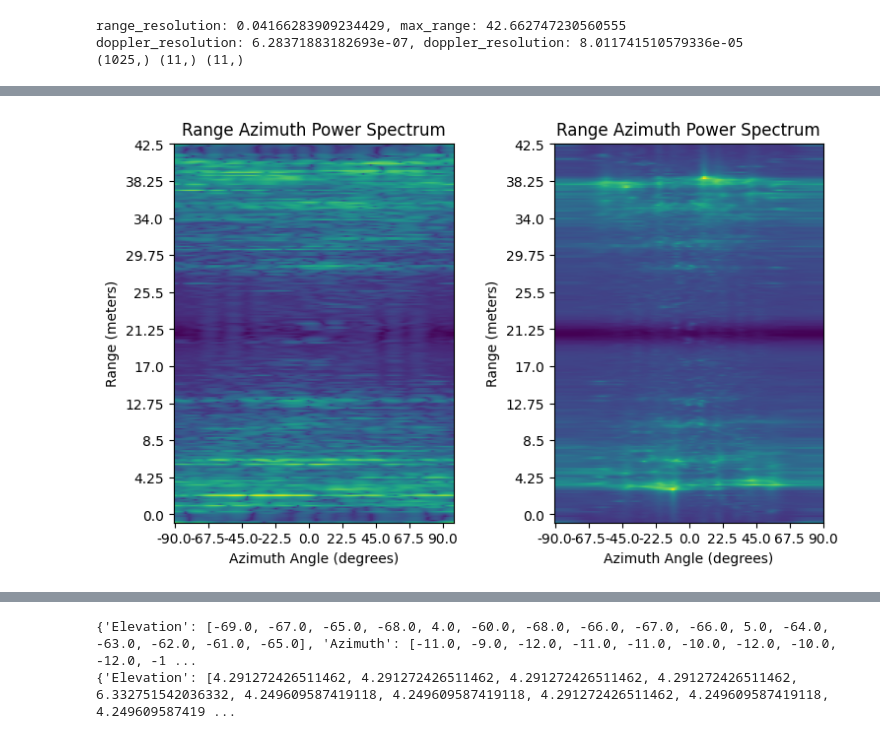
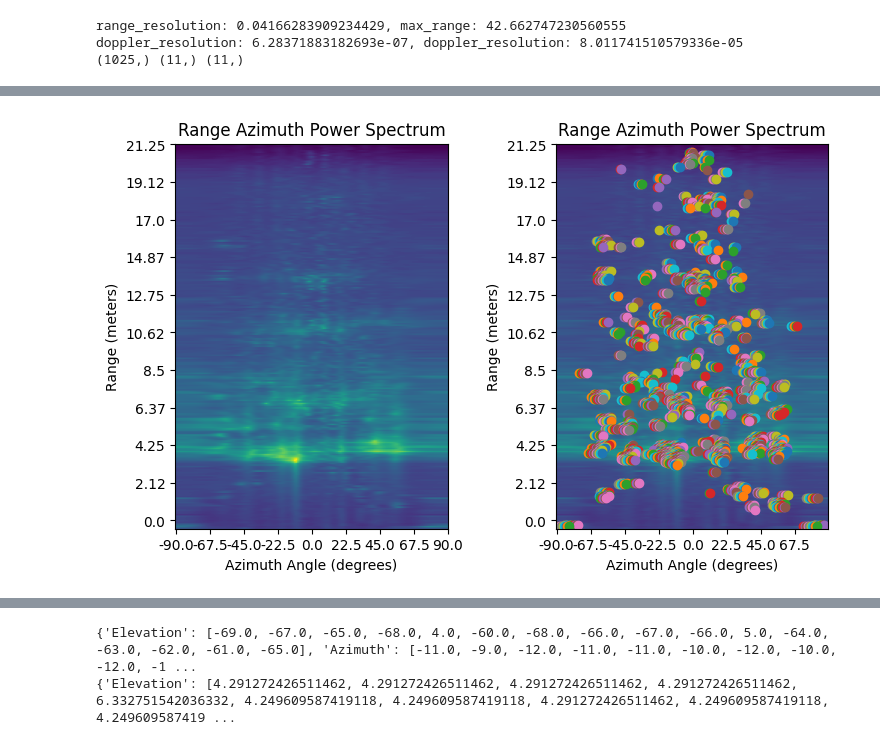
Before and after one commit to juntingdeng/radar, a Jupyter notebook: code/range_azimuth.ipynb, the cells around one changed output, grey strips where cells are left out. Drawn from its saved outputs; the diff is of its cells as text; code cells hidden in the pictures.

Commit message:
updated two 1D cfar

```diff
--- a/code/range_azimuth.ipynb
+++ b/code/range_azimuth.ipynb
@@ -85,6 +88,7 @@ for i in range(num_tx):
 adc_frames = np.concatenate(adc_tx, axis=-2)
 print(f'virtual:{adc_frames.shape}')
 
+adc_frames = adc_frames/np.max(adc_frames)
 adc_data = adc_frames[22]
 print(f'adc_data shape:{adc_data.shape}')
 
@@ -112,4 +108,5 @@ plt.plot(adc_frames[180, 100, 1])
 # %%
+LIGHT_SPEED = 299792458 # m/s
 # range_resolution, bandwidth = compute_range_resolution(adc_sample_rate, num_adc_samples, chirp_slope)
 bandwidth = chirp_slope*ramp_end_time*1e6
 range_resolution = LIGHT_SPEED/(2*bandwidth)
@@ -135,20 +136,10 @@ doppler_resolution: 6.28371883182693e-07, doppler_resolution: 8.011741510579336e
 # %%
+ranges_real = np.arange(0, max_range/2 + range_resolution, range_resolution)
+range_ticks_real = np.arange(0, len(ranges_real)/2, len(ranges_real)//20)
+range_tick_labels_real = ranges_real[::len(ranges_real)//10].round(2)[::-1]
+
 range_cube = np.fft.fft(adc_data, axis=2).transpose(2, 1, 0) #[range, channel, doppler]
 range_doppler = np.fft.fftshift(np.fft.fft(range_cube, axis=2), axes=2) #[range, channel, doppler]
-# zero pad along the antennas
-range_doppler_padded = np.pad(range_doppler, pad_width=[(0, 0), (86, 87), (0, 0)], mode='constant')
-
-az_fft = np.fft.fftshift(np.fft.fft(range_doppler_padded, axis=1), axes=1)
-az_power = np.abs(az_fft)**2
-beamformed_img = np.mean(np.flipud(az_power), axis=2)
-
-fig, ax = plt.subplots(1, 2, figsize=(9, 5))
-ax[0].imshow(10*np.log10(beamformed_img)[::4, :])
-ax[0].set_title("Range Azimuth Power Spectrum")
-ax[0].set_xlabel("Azimuth Angle (degrees)")
-ax[0].set_ylabel("Range (meters)")
-ax[0].set_yticks(range_ticks, range_tick_labels[::-1])
-ax[0].set_xticks(np.linspace(0, 181, 9), np.linspace(-90, 90, 9).round(1))
 
 ## Beamformer
 steering_vector = compute_steering_vector(num_ant=num_tx*num_rx, angle_res=1.0, angle_rng=90)
@@ -159,14 +150,77 @@ n_angles = steering_vector.shape[0]
 range_azimuth = np.zeros((n_range_bins, n_angles), dtype=np.complex64)
 for i in range(range_doppler.shape[0]):
     range_azimuth[i,:] = aoa_capon(range_doppler[i, ...], steering_vector)
-range_azimuth = np.flipud(range_azimuth)
+range_azimuth = np.flipud(range_azimuth)[range_azimuth.shape[0]//2:, :][::2]
+range_azimuth = 10*np.log10(np.abs(range_azimuth))
+print('range_azimuth mean: ', np.mean(range_azimuth))
 
+fig, ax = plt.subplots(1, 2, figsize=(9, 5))
+for i in range(2):
+    ax[i].imshow(range_azimuth)
+    ax[i].set_title("Range Azimuth Power Spectrum")
+    ax[i].set_xlabel("Azimuth Angle (degrees)")
+    ax[i].set_ylabel("Range (meters)")
+    ax[i].set_yticks(range_ticks_real, range_tick_labels_real)
+    ax[i].set_xticks(np.linspace(0, 181, 9), np.linspace(-90, 90, 9).round(1))
 
-ax[1].imshow(10*np.log10(np.abs(range_azimuth))[::4, :])
-ax[1].set_title("Range Azimuth Power Spectrum")
-ax[1].set_xlabel("Azimuth Angle (degrees)")
-ax[1].set_ylabel("Range (meters)")
-ax[1].set_yticks(range_ticks, range_tick_labels[::-1])
-ax[1].set_xticks(np.linspace(0, 181, 9), np.linspace(-90, 90, 9).round(1))
+# CFAR Cell sizes
+gaurd_len = 3
+train_len = 12
+
+# compute threshold scale factor
+p_fa = 0.000001 # Probability of False Alarm
+a = train_len*(p_fa**(-1/train_len) - 1)
+print(f"Threshold scale factor: {a:.4f}")
+# Threshold scale factor: 3.4028
+
+cfar_kernel = np.ones((1 + 2*gaurd_len + 2*train_len), dtype=float) / (2*train_len)
+cfar_kernel[train_len: train_len + (2*gaurd_len) + 1] = 0.
+
+xall = range_azimuth
+detected = np.ones_like(xall)
+
+fig1, ax1 = plt.subplots(1, 2, figsize=(9, 5))
+for i in range(xall.shape[0]):
+    ax1[0].plot(xall[i, :])
+
+for i in range(xall.shape[1]):
+    ax1[1].plot(xall[:, i])
+
+ax1[0].set_title('angle')
+ax1[1].set_title('range')
+plt.legend()
+
+range_bins, angle_bins = xall.shape
+range_dect, angle_dect = [], []
+for bi in range(0, range_bins):
+    x = xall[bi]
+    noise_level = convolve1d(x, cfar_kernel, mode='nearest')
+    threshold = noise_level + np.log10(a)
+    d = xall[bi, :] > threshold
+    detected[bi] *= d
+    range_dect.append(sum(d))
+    # print(f'range bin: {bi}, ndetected: {np.sum(d)}')
+
+for bi in range(0, angle_bins):
+    x = xall[:, bi]
+    noise_level = convolve1d(x, cfar_kernel, mode='nearest')
+    threshold = noise_level + np.log10(a)
+    d = xall[:, bi] > threshold
+    detected[:, bi] *= d
+    angle_dect.append(sum(d))
+    # print(f'angle bin: {bi}, ndetected: {np.sum(d)}')
+
+print(f'nbins in total:{range_bins*angle_bins}, ndetected: {np.sum(detected)}')
+print(f'range_dect:{sum(range_dect)}, angle_dect: {sum(angle_dect)}')
+
+for i in range(detected.shape[0]):
+    for j in range(detected.shape[1]):
+        if detected[i][j] == 1:
+            ax[1].scatter(j, i)
+
+fig2, ax2 = plt.subplots(1,1)
+ax2.plot(range_dect, label='range')
+ax2.plot(angle_dect, label='angle')
+plt.legend()
 # %% [output]
 steering_vector shape: (181, 16)
@@ -182 +233 @@ steering_vector shape: (181, 16)
-[figure, old version]
+[figure, new version]
```
Also changed, not shown: parts of 8 cells of this notebook.
